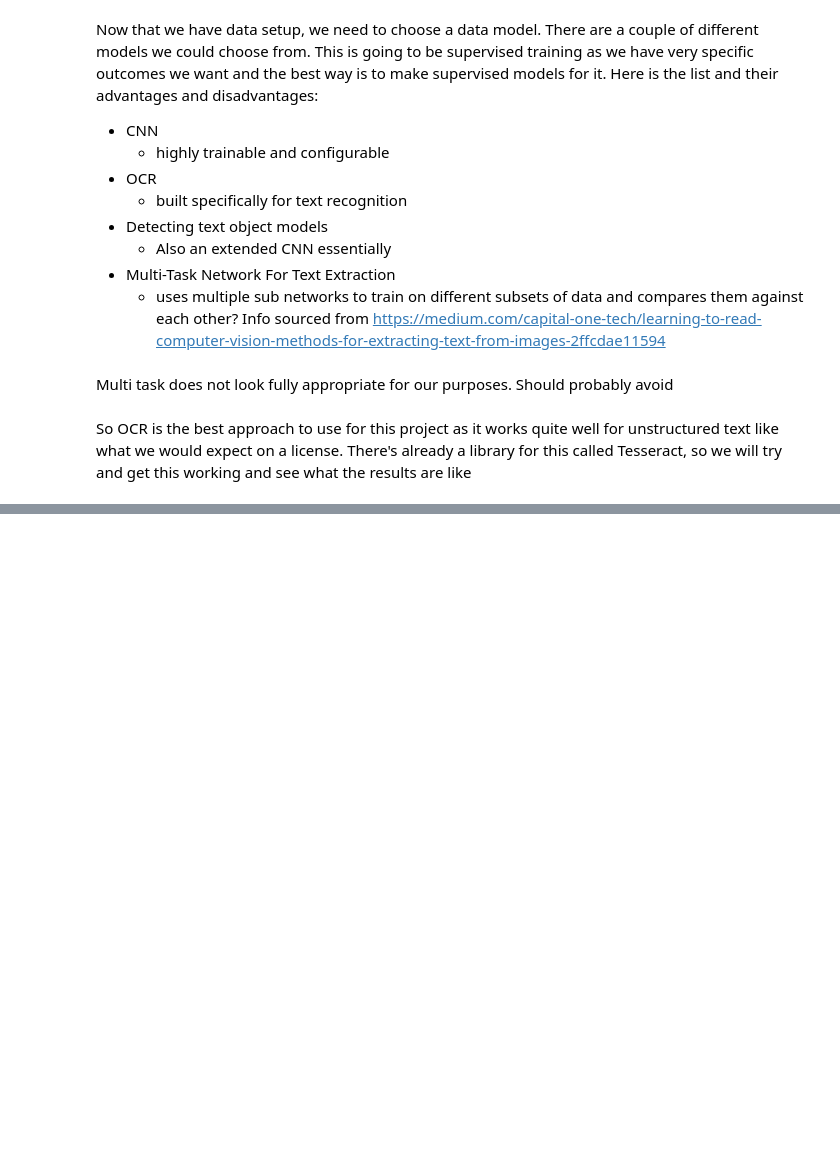
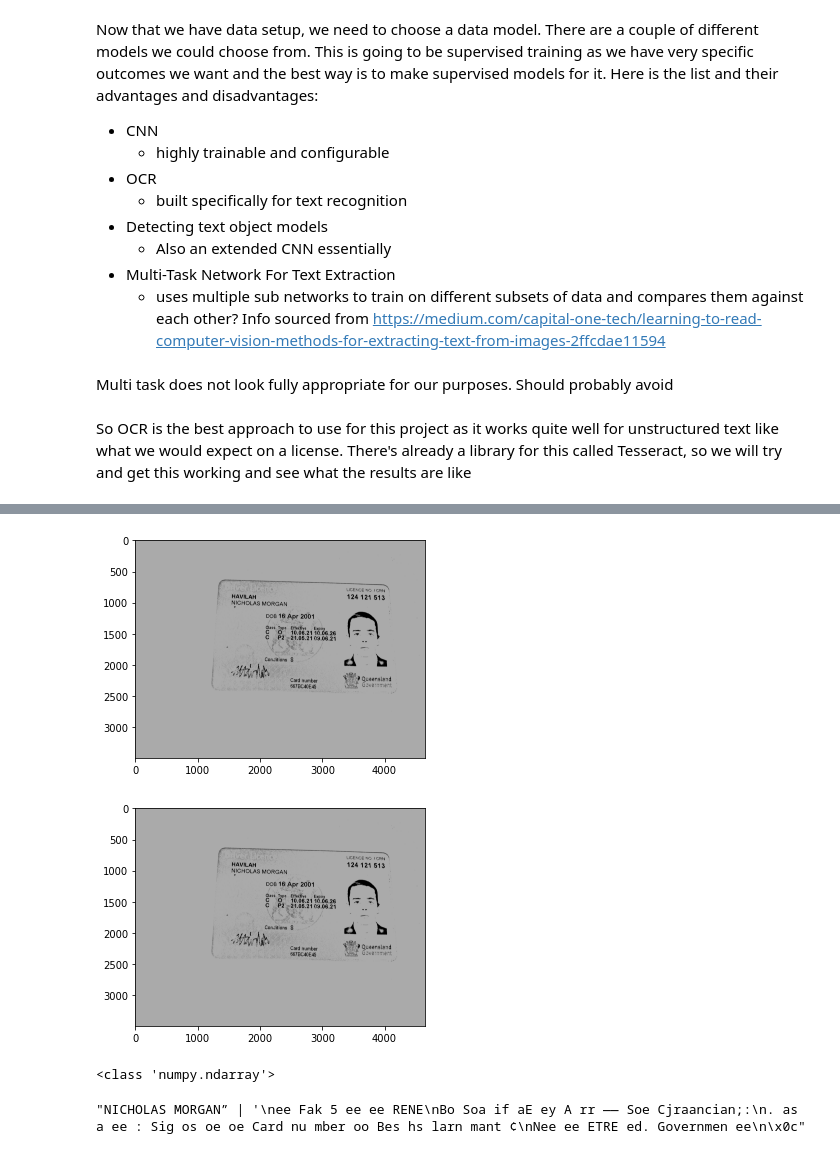
Before and after one commit to nhavilah/constructit, a Jupyter notebook: Image_Processor_Book_1.ipynb, the cells around one changed output, grey strips where cells are left out. Drawn from its saved outputs; the diff is of its cells as text; code cells hidden in the pictures; blank space fills up the shorter version.

```diff
--- a/Image_Processor_Book_1.ipynb
+++ b/Image_Processor_Book_1.ipynb
@@ -982,0 +978,34 @@ img = cv2.imread('./snapshots/snapShot0.jpg')
+# %%
+# img = cv2.imread('./snapshots/snapShot0.jpg')
+# blur
+blur = cv2.GaussianBlur(greyscale, (0,0), sigmaX=40, sigmaY=40)
+
+# divide
+divide = cv2.divide(greyscale, blur, scale=255)
+(thresh, blackAndWhiteImage) = cv2.threshold(divide,170, 170, cv2.THRESH_BINARY)
+plt.imshow(blackAndWhiteImage)
+plt.show()
+# blur
+blur = cv2.GaussianBlur(greyscale, (0,0), sigmaX=40, sigmaY=40)
+
+# divide
+divide = cv2.divide(greyscale, blur, scale=255)
+(thresh, blackAndWhiteImage) = cv2.threshold(divide,170, 170, cv2.THRESH_BINARY)
+plt.imshow(blackAndWhiteImage)
+plt.show()
+# %% [output]
+[figure, added]
+[figure, added]
+# %%
+print(type(blackAndWhiteImage))
+data = Image.fromarray(blackAndWhiteImage)
+data.save('gfg_dummy_pic.jpg')
+# %% [output]
+<class 'numpy.ndarray'>
+# %%
+img = cv2.imread('gfg_dummy_pic.jpg')
+img = cv2.fastNlMeansDenoising(img)
+custom_config = r'--oem 3 --psm 6'
+pytesseract.image_to_string(img, config=custom_config)
+# %% [output]
+"NICHOLAS MORGAN” | '\nee Fak 5 ee ee RENE\nBo Soa if aE ey A rr —— Soe Cjraancian;:\n. as a ee : Sig os oe oe Card nu mber oo Bes hs larn mant ¢\nNee ee ETRE ed. Governmen ee\n\x0c"
```
Also changed, not shown: parts of 27 cells of this notebook, 5 other files.
